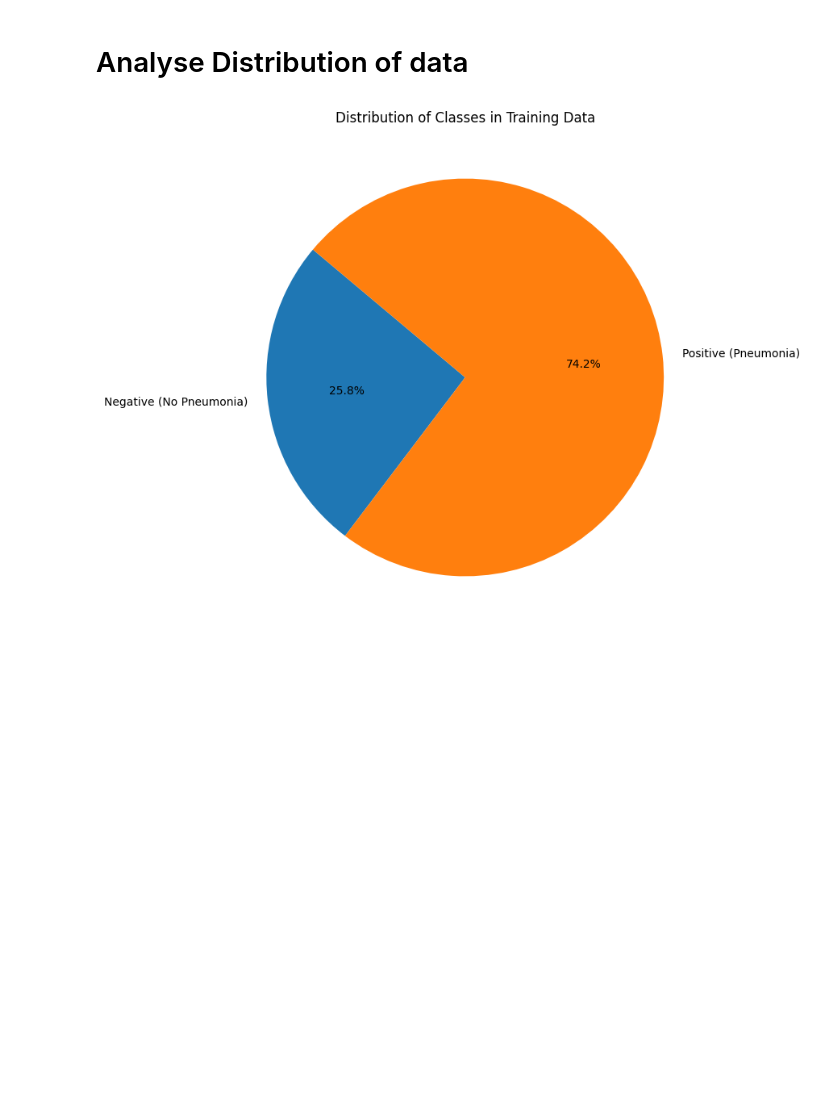
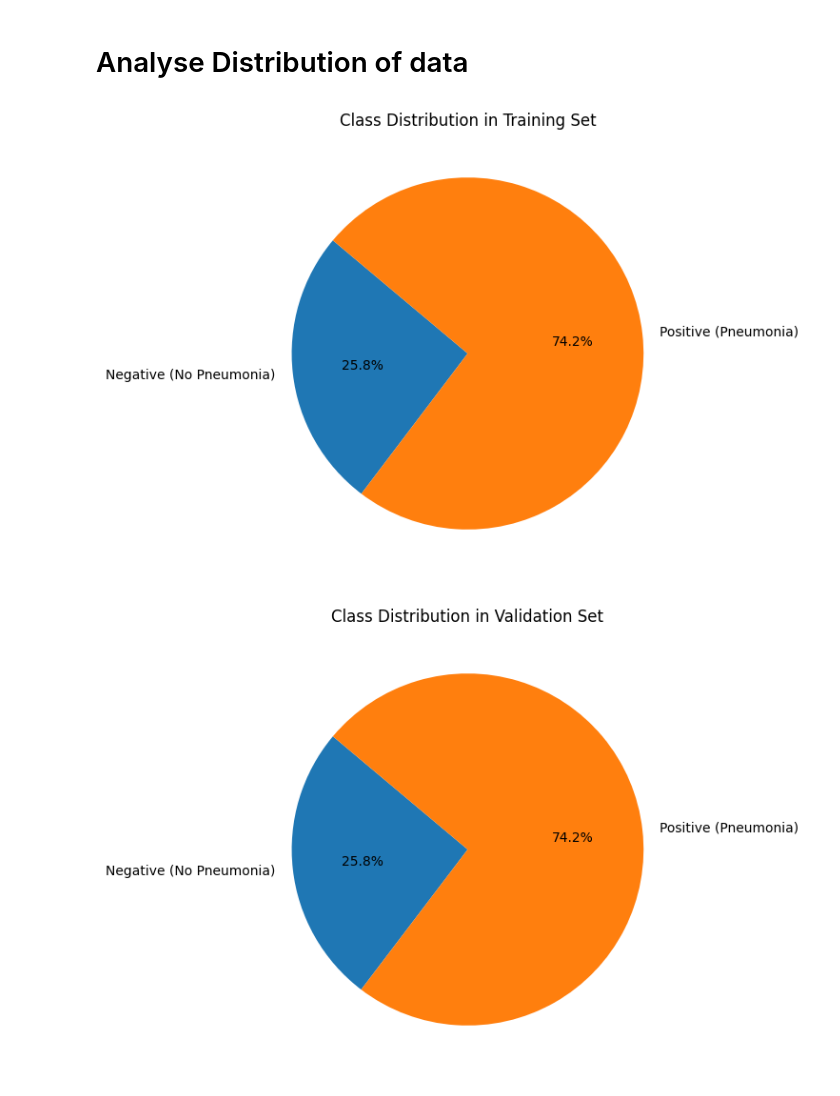
Before and after one commit to sgno28/AML_assignment_23_24, a Jupyter notebook: A/task_a.ipynb, the cells around one changed output. Drawn from its saved outputs; the diff is of its cells as text; code cells hidden in the pictures; blank space fills up the shorter version.

```diff
--- a/A/task_a.ipynb
+++ b/A/task_a.ipynb
@@ -284,13 +267,20 @@ for i in sample_misclassified_indices:
 # %% [markdown]
 # Analyse Distribution of data
 # %%
-# Assuming train_labels is one-hot encoded
-class_counts = np.sum(train_labels, axis=0)
-class_labels = ['Negative (No Pneumonia)', 'Positive (Pneumonia)']
+def plot_class_distribution(labels, dataset_name):
+    class_counts = np.sum(labels, axis=0)
+    class_labels = ['Negative (No Pneumonia)', 'Positive (Pneumonia)']
 
-plt.figure(figsize=(8, 8))
-plt.pie(class_counts, labels=class_labels, autopct='%1.1f%%', startangle=140)
-plt.title('Distribution of Classes in Training Data')
-plt.show()
+    plt.figure(figsize=(6, 6))
+    plt.pie(class_counts, labels=class_labels, autopct='%1.1f%%', startangle=140)
+    plt.title(f'Class Distribution in {dataset_name} Set')
+    plt.show()
+    return class_counts
+
+# Plot distribution for each dataset
+train_count = plot_class_distribution(train_labels_conv, "Training")
+val_count = plot_class_distribution(val_labels_conv, "Validation")
+test_count = plot_class_distribution(test_labels_conv, "Test")
 # %% [output]
-[figure, old version]
+[figure, new version]
+[figure, added]
```
Also changed, not shown: parts of 23 cells of this notebook, 1 other file.
